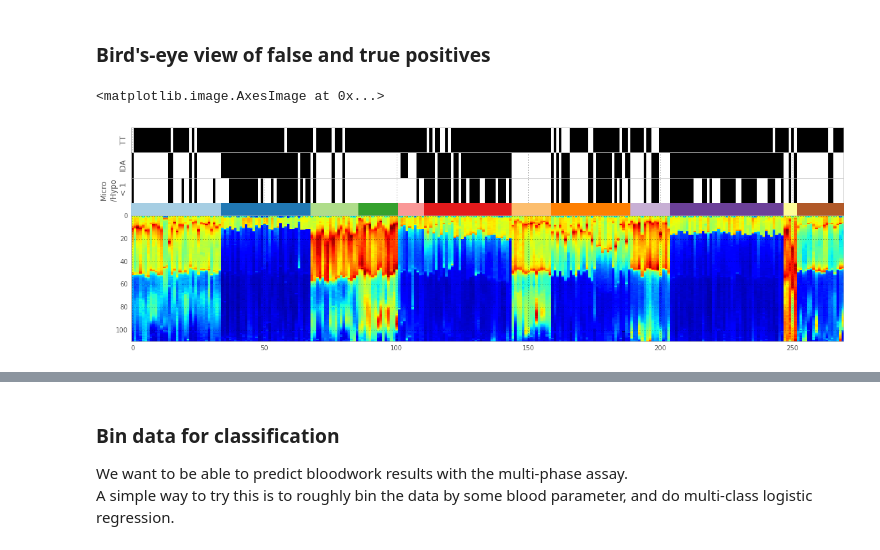
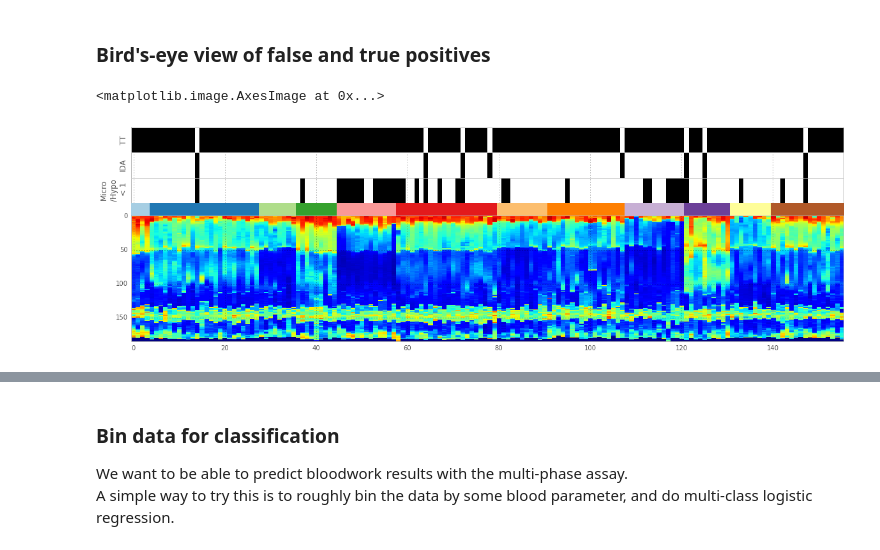
Before and after one commit to alexbw/ida, a Jupyter notebook: Follow-up analysis 7-25-2014.ipynb, the cells around one changed output, grey strips where cells are left out. Saved outputs shown, nothing was run; the diff lists cells and outputs as text; code cells hidden in the pictures.

Commit message:
Vague and scattered progress, mostly on the features themselves

```diff
--- a/Follow-up analysis 7-25-2014.ipynb
+++ b/Follow-up analysis 7-25-2014.ipynb
@@ -55,0 +20,11 @@ old_cutoff = 1.0
+# %%
+# Load it up
+sdf = pd.load("/Users/Alex/Code/blurd/data.pandas")
+
+# Let's also confine ourselves to one run-time and one assay type
+# sdf = sdf[(sdf.run_time == 4) & (sdf.ida == "IDA2") & (sdf.good == True) & (sdf.blood_type != "") & (sdf.blood_type != "normal")]
+isdf = sdf.copy()
+data = [-np.mean(i[s:],axis=1).mean(1) for i,s in zip(isdf.image.values, isdf['shift'].values)]
+min_length = np.max([len(d) for d in data])
+isdf['data'] = [d[:min_length] for d in sdf.data.values]
+dd = np.vstack(isdf['data'].values)
@@ -55,0 +211,4 @@ old_cutoff = 1.0
+# %%
+tt_idx = isdf.MCV/isdf.RBC < 13
+isdf['blood_type'][tt_idx] = 'tt'
+isdf['blood_type'][tt_idx==False] = 'ida'
@@ -71,7 +238,6 @@ Things to try/change in data analysis
 
 ·         Check if any (false) positives have a normal MCH but a high hypo --> suggesting swollen cells.
 # %%
-dd = np.vstack(isdf.data)[:,:]
 kmeans = KMeans(12).fit(dd)
 idx = np.argsort(kmeans.labels_)
 # %% [markdown]
@@ -79,21 +245,21 @@ idx = np.argsort(kmeans.labels_)
 # %%
 figure(figsize=(20,6))
 gs = GridSpec(5,1, height_ratios=[2,2,2,1,10], hspace=0)
 subplot(gs[0])
 imshow((isdf.blood_type == "tt")[None,idx], cmap='bone')
 ylabel("TT"); yticks([])
 subplot(gs[1])
 imshow((isdf.blood_type == "ida")[None,idx], cmap='bone')
 ylabel("IDA"); yticks([])
 subplot(gs[2])
 ida_diagnosis = isdf['%Micro'].values[idx] / isdf['%Hypo'].values[idx] < 1.0
 imshow(ida_diagnosis[None,:], cmap='bone')
 ylabel("Micro\n/Hypo\n < 1"); yticks([])
 axis('tight')
 subplot(gs[3])
 imshow(kmeans.labels_[idx][None,:], cmap='Paired'); axis('off')
 subplot(gs[4])
-imshow(np.vstack(isdf.data)[idx].T)
+imshow(dd[idx].T)
 # %% [output]
 <matplotlib.image.AxesImage at 0x...>
-[figure, old version]
+[figure, new version]
```
Also changed, not shown: parts of 46 cells of this notebook, 5 other files.
